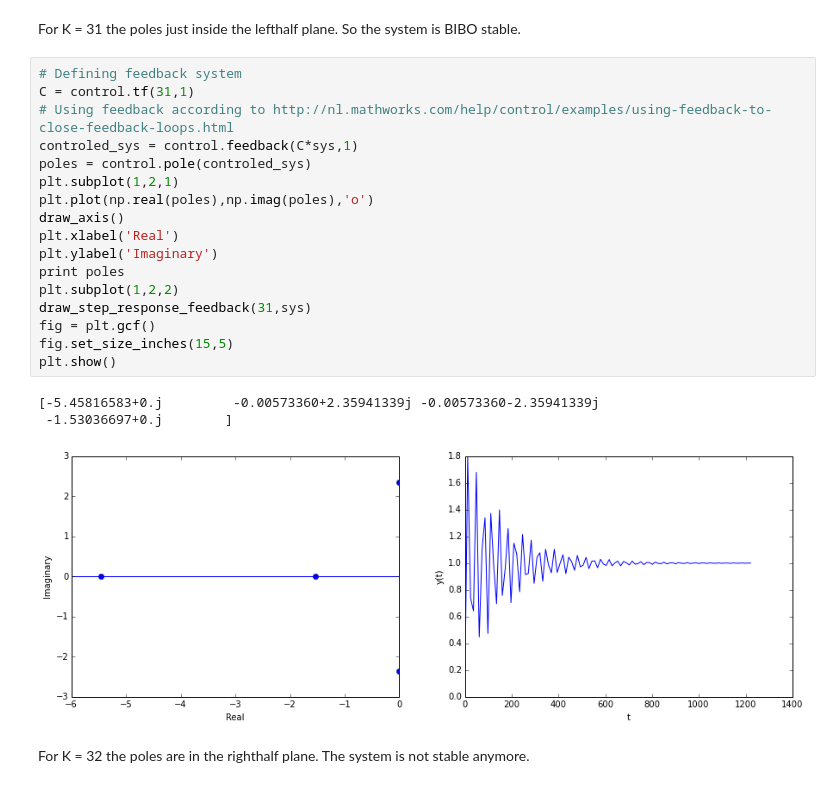
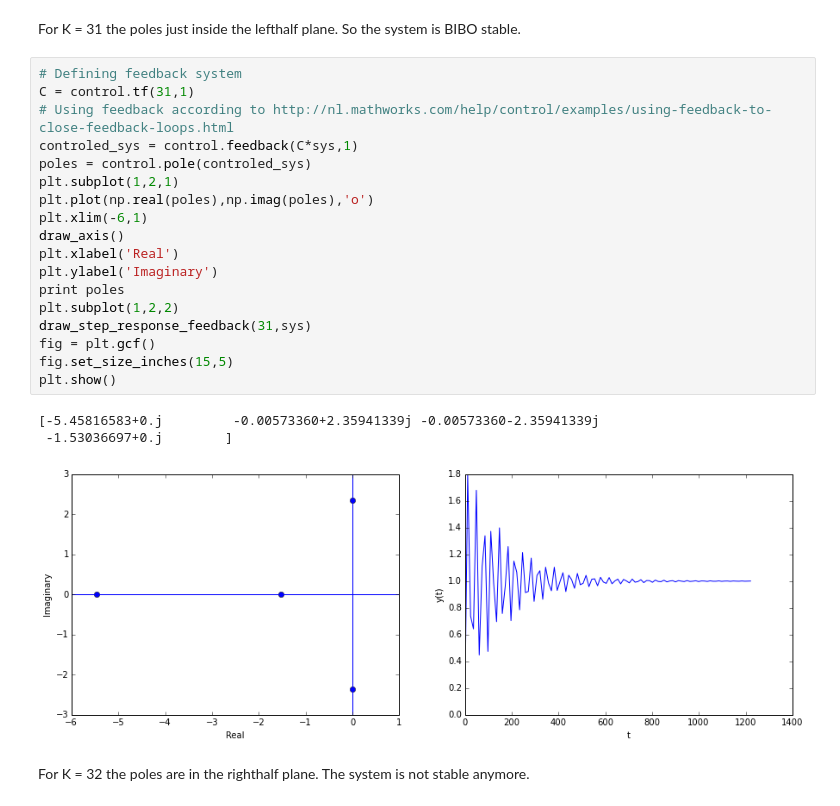
Before and after one commit to claesenm/kul-systeemtheorie, a Jupyter notebook: notebooks/Checked_Notebooks/RootLocus.ipynb, the cells around one changed output. Cells and saved outputs as stored; diff of their text form.

```diff
--- a/notebooks/Checked_Notebooks/RootLocus.ipynb
+++ b/notebooks/Checked_Notebooks/RootLocus.ipynb
@@ -46,24 +48,25 @@ For K = 31 the poles just inside the lefthalf plane. So the system is BIBO stabl
 # %%
 # Defining feedback system
 C = control.tf(31,1)
 # Using feedback according to http://nl.mathworks.com/help/control/examples/using-feedback-to-close-feedback-loops.html
 controled_sys = control.feedback(C*sys,1)
 poles = control.pole(controled_sys)
 plt.subplot(1,2,1)
 plt.plot(np.real(poles),np.imag(poles),'o')
+plt.xlim(-6,1)
 draw_axis()
 plt.xlabel('Real')
 plt.ylabel('Imaginary')
 print poles
 plt.subplot(1,2,2)
 draw_step_response_feedback(31,sys)
 fig = plt.gcf()
 fig.set_size_inches(15,5)
 plt.show()
 # %% [output]
 [-5.45816583+0.j         -0.00573360+2.35941339j -0.00573360-2.35941339j
  -1.53036697+0.j        ]
-[figure, old version]
+[figure, new version]
 # %% [markdown]
 For K = 32 the poles are in the righthalf plane. The system is not stable anymore.
 # %%
```
Also changed, not shown: parts of 5 cells of this notebook, 7 other files.
